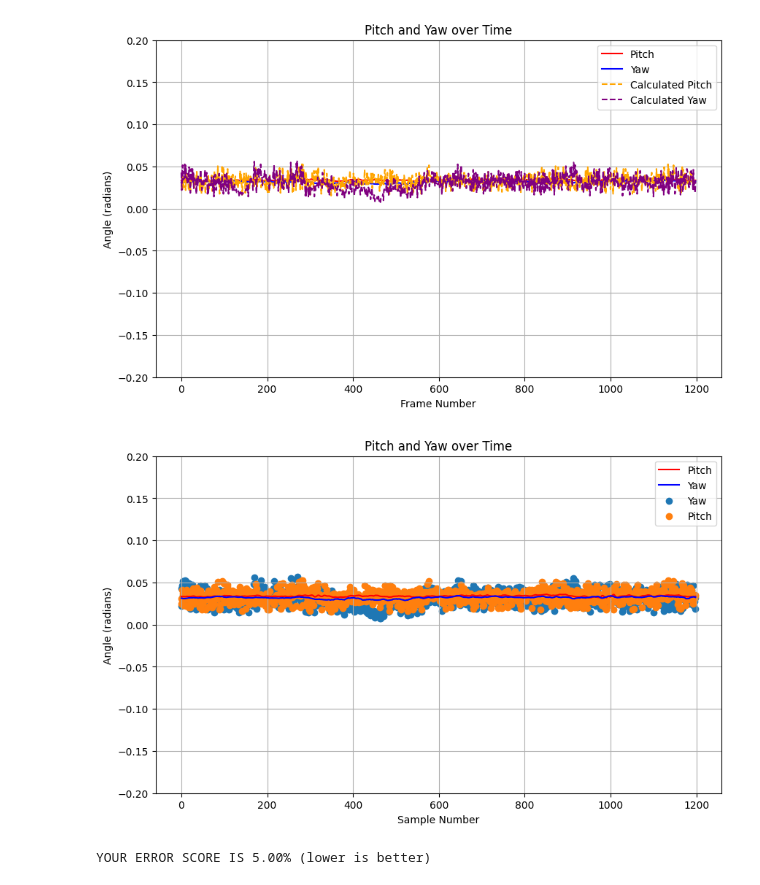
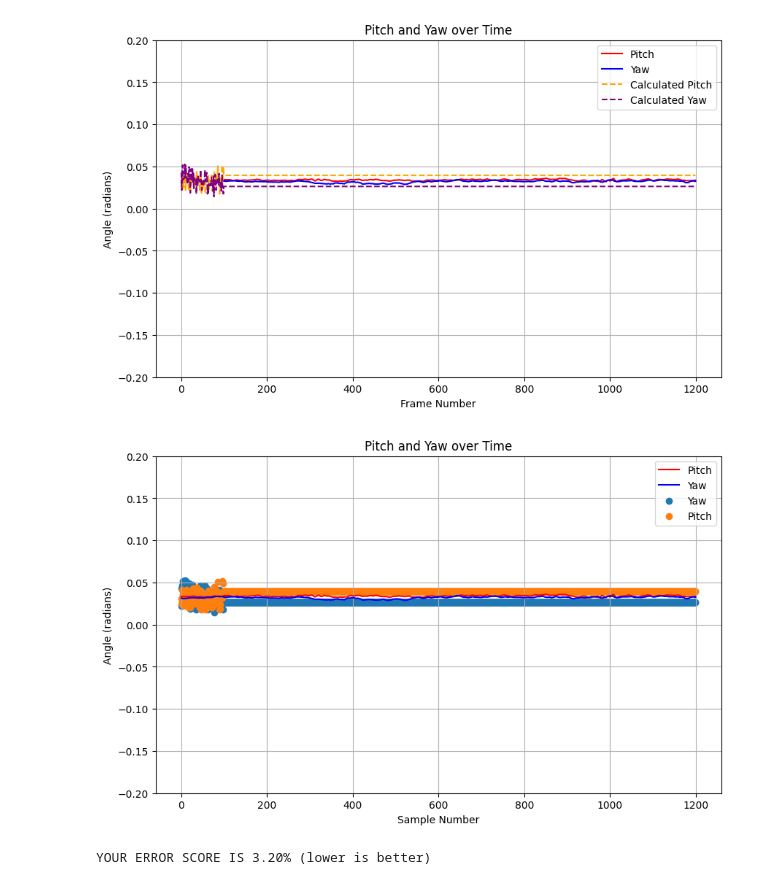
Before and after one commit to RitxmSaha/calib_challenge, a Jupyter notebook: result_labels/solution.ipynb, the cells around one changed output. Cells and saved outputs as stored; diff of their text form; code cells hidden in the pictures.

```diff
--- a/result_labels/solution.ipynb
+++ b/result_labels/solution.ipynb
@@ -6,39 +6,38 @@ import matplotlib.pyplot as plt
 import pandas as pd
 
 #intrinsic params
-focal_length = 910
+focal = 910
 width = 1164
 height = 874
 center_x = width/2
 center_y = height/2
+dir = "0"
+start_frame = 0
+end_frame = 100 #note, when dir 4, change to 1195
+total_frames = 1200 if(int(dir) != 4) else 1196
 
-start_frame = 0
-end_frame = 1199 #note, when dir 4, change to 1195
-dir = "0"
 
 whole_video = True # for submission purposes, adds results for the last frame to make sure array is the correct size.
 train = True if (int(dir) <= 4) else False # for plotting purposes later. True if it is in the train set and has ground truth labels
 
 
 # Intrinsic Camera Matrix
-K = np.array([[focal_length, 0, center_x],
-              [0, focal_length, center_y],
-              [0, 0, 1]])
+K = np.array([[focal, 0    , center_x],
+              [0    , focal, center_y],
+              [0    , 0    , 1       ]])
 
 
 '''
 Reads and returns image frame using OpenCV given its respective video and frame number
 '''
 def read_specific_frame(video_directory, frame_number):
-    # Construct the path to the specific frame
-    frame_path = os.path.join("/Users/ritamsaha/Desktop/whereabouts/calib_challenge/result_labels",video_directory, f"{frame_number}.jpg")
+    frame_path = f"./{video_directory}/{frame_number}.jpg"
 
     # Check if the frame exists
     if not os.path.exists(frame_path):
         print(f"Frame {frame_number} does not exist in the directory.")
         return None
 
-    # Read the frame
     frame = cv2.imread(frame_path)
 
     return frame
@@ -148,20 +147,20 @@ for i in range(start_frame, end_frame):
 
     epipole_x, epipole_y = calculateEpipole(F)
 
-    yaw = np.arctan((epipole_x - center_x) / focal_length)
-    pitch = np.arctan((center_y - epipole_y) / focal_length)
+    yaw = np.arctan((epipole_x - center_x) / focal)
+    pitch = np.arctan((center_y - epipole_y) / focal)
 
     yaw_values.append(yaw)
     pitch_values.append(pitch)
 if(whole_video):
-    while(end_frame < 1200):
+    while(end_frame < total_frames):
         yaw_values.append(yaw)
         pitch_values.append(pitch)
         end_frame += 1
 # %%
 #view data pre moving average
 if(train):
-    data = pd.read_csv('/Users/ritamsaha/Desktop/whereabouts/calib_challenge/labeled/'+dir+'.txt', sep=' ', header=None, names=['pitch', 'yaw'])
+    data = pd.read_csv('../labeled/'+dir+'.txt', sep=' ', header=None, names=['pitch', 'yaw'])
     data = data.iloc[start_frame:end_frame]
 
 plt.figure(figsize=(10,6))
@@ -219,7 +218,7 @@ for i in range(end_frame - start_frame):
         clipped_pitch_values.append(pitch_val)
 # %%
 if(train):
-    data = pd.read_csv('/Users/ritamsaha/Desktop/whereabouts/calib_challenge/labeled/'+dir+'.txt', sep=' ', header=None, names=['pitch', 'yaw'])
+    data = pd.read_csv('../labeled/'+dir+'.txt', sep=' ', header=None, names=['pitch', 'yaw'])
     data = data.iloc[start_frame:end_frame]
 
 # Plotting
@@ -240,31 +239,31 @@ plt.legend()
 plt.grid(True)
 plt.show()
 # %% [output]
-[figure, old version]
+[figure, new version]
 # %%
 if(train):
-    data = pd.read_csv('/Users/ritamsaha/Desktop/whereabouts/calib_challenge/labeled/'+dir+'.txt', sep=' ', header=None, names=['pitch', 'yaw'])
+    data = pd.read_csv('../labeled/'+dir+'.txt', sep=' ', header=None, names=['pitch', 'yaw'])
     data = data.iloc[start_frame:end_frame]
 
 plt.figure(figsize=(10,6))
 if(train):
     plt.plot(data['pitch'], label='Pitch', color="red")
     plt.plot(data['yaw'], label='Yaw',color="blue")
 
 plt.scatter(range(start_frame, end_frame), clipped_yaw_values, label='Yaw')
 plt.scatter(range(start_frame, end_frame), clipped_pitch_values, label='Pitch')
 plt.xlabel('Sample Number')
 plt.ylabel('Angle (radians)')
 plt.title('Pitch and Yaw over Time')
 plt.ylim(-0.2,0.2)
 
 plt.legend()
 plt.grid(True)
 plt.show()
 # %% [output]
-[figure, old version]
+[figure, new version]
 # %%
-data = pd.read_csv('/Users/ritamsaha/Desktop/whereabouts/calib_challenge/labeled/'+dir+'.txt', sep=' ', header=None, names=['pitch', 'yaw'])
+data = pd.read_csv('../labeled/'+dir+'.txt', sep=' ', header=None, names=['pitch', 'yaw'])
 data = data.iloc[start_frame:end_frame]
 
 
@@ -284,7 +283,7 @@ mses.append(get_mse(data, np.array([clipped_pitch_values,clipped_yaw_values]).T)
 percent_err_vs_all_zeros = 100*np.mean(mses)/np.mean(zero_mses)
 print(f'YOUR ERROR SCORE IS {percent_err_vs_all_zeros:.2f}% (lower is better)')
 # %% [output]
-YOUR ERROR SCORE IS 5.00% (lower is better)
+YOUR ERROR SCORE IS 3.20% (lower is better)
 # %%
 #save results
 arraysaving = np.array([clipped_pitch_values,clipped_yaw_values]).T
```
Also changed, not shown: parts of 1 cell of this notebook, 5 other files.
